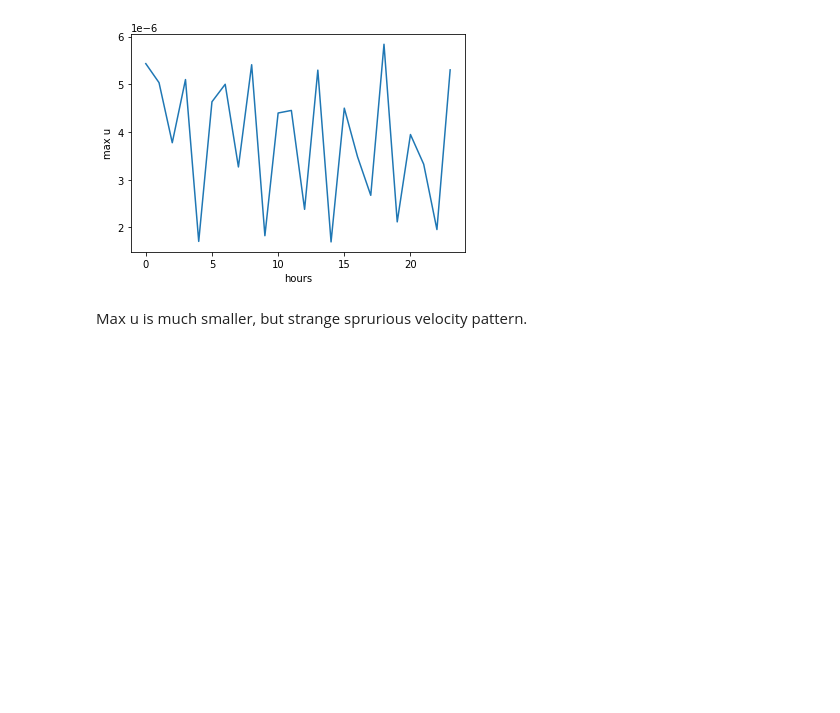
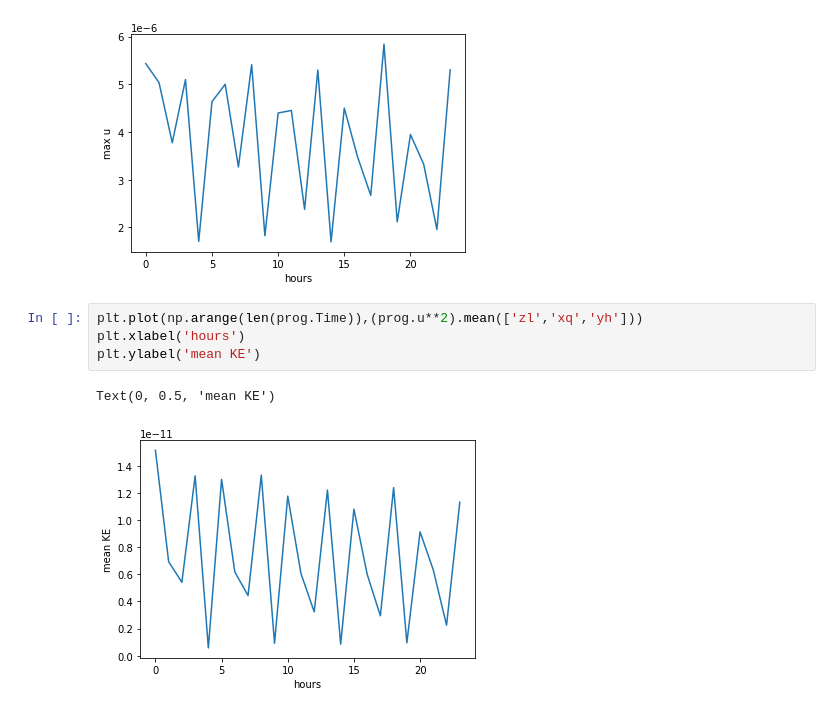
Before and after one commit to claireyung/simple_shelf_salt_bug, a Jupyter notebook: Seamount TS.ipynb, the cells around one changed output. Cells and saved outputs as stored; diff of their text form; blank space fills up the shorter version.

```diff
--- a/Seamount TS.ipynb
+++ b/Seamount TS.ipynb
@@ -125,5 +131,10 @@ plt.ylabel('max u')
 # %% [output]
 Text(0, 0.5, 'max u')
 [figure]
-# %% [markdown]
-Max u is much smaller, but strange sprurious velocity pattern.
+# %%
+plt.plot(np.arange(len(prog.Time)),(prog.u**2).mean(['zl','xq','yh']))
+plt.xlabel('hours')
+plt.ylabel('mean KE')
+# %% [output]
+Text(0, 0.5, 'mean KE')
+[figure, added]
```
Also changed, not shown: parts of 11 cells of this notebook, 14 other files.
